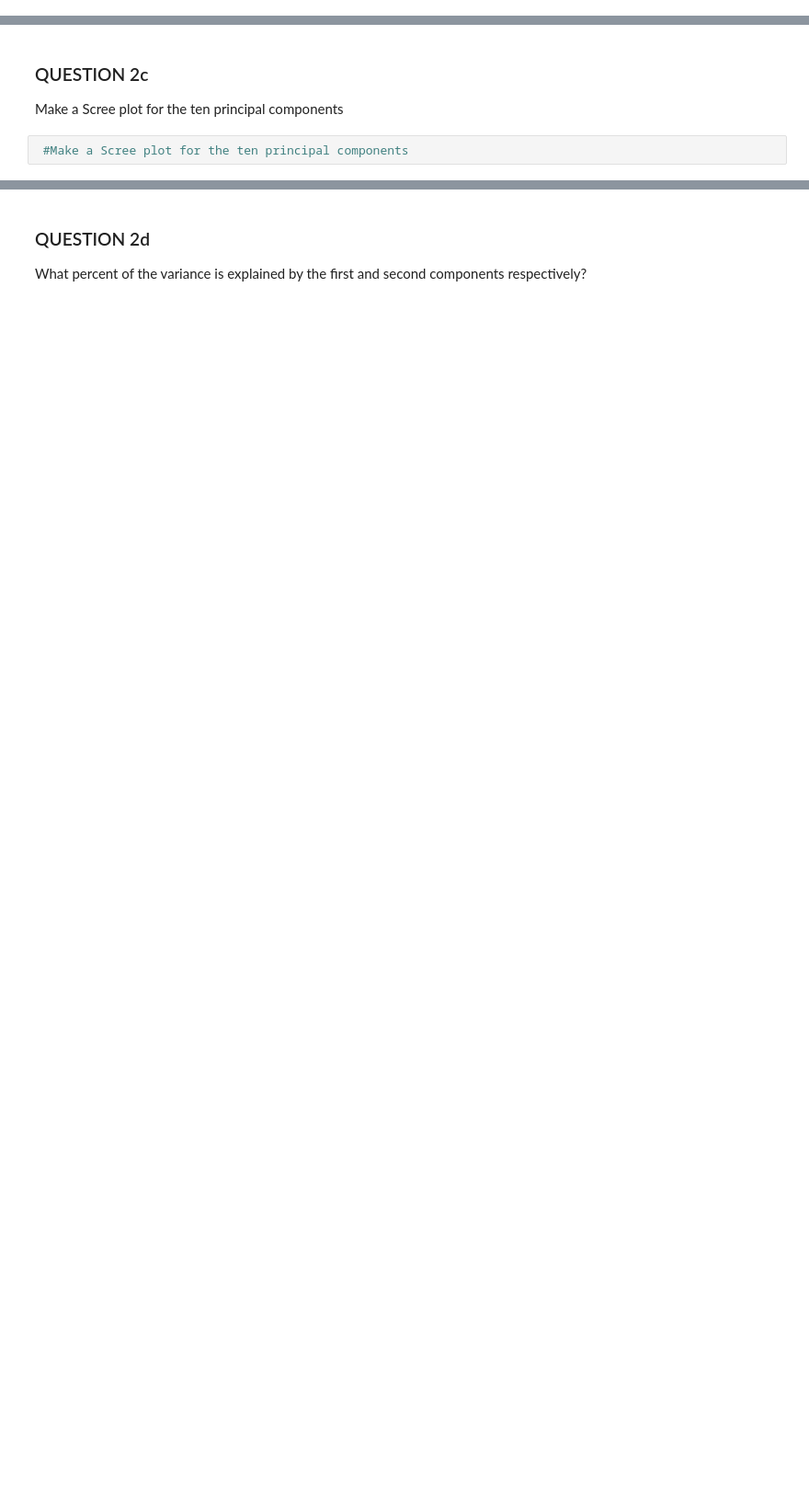
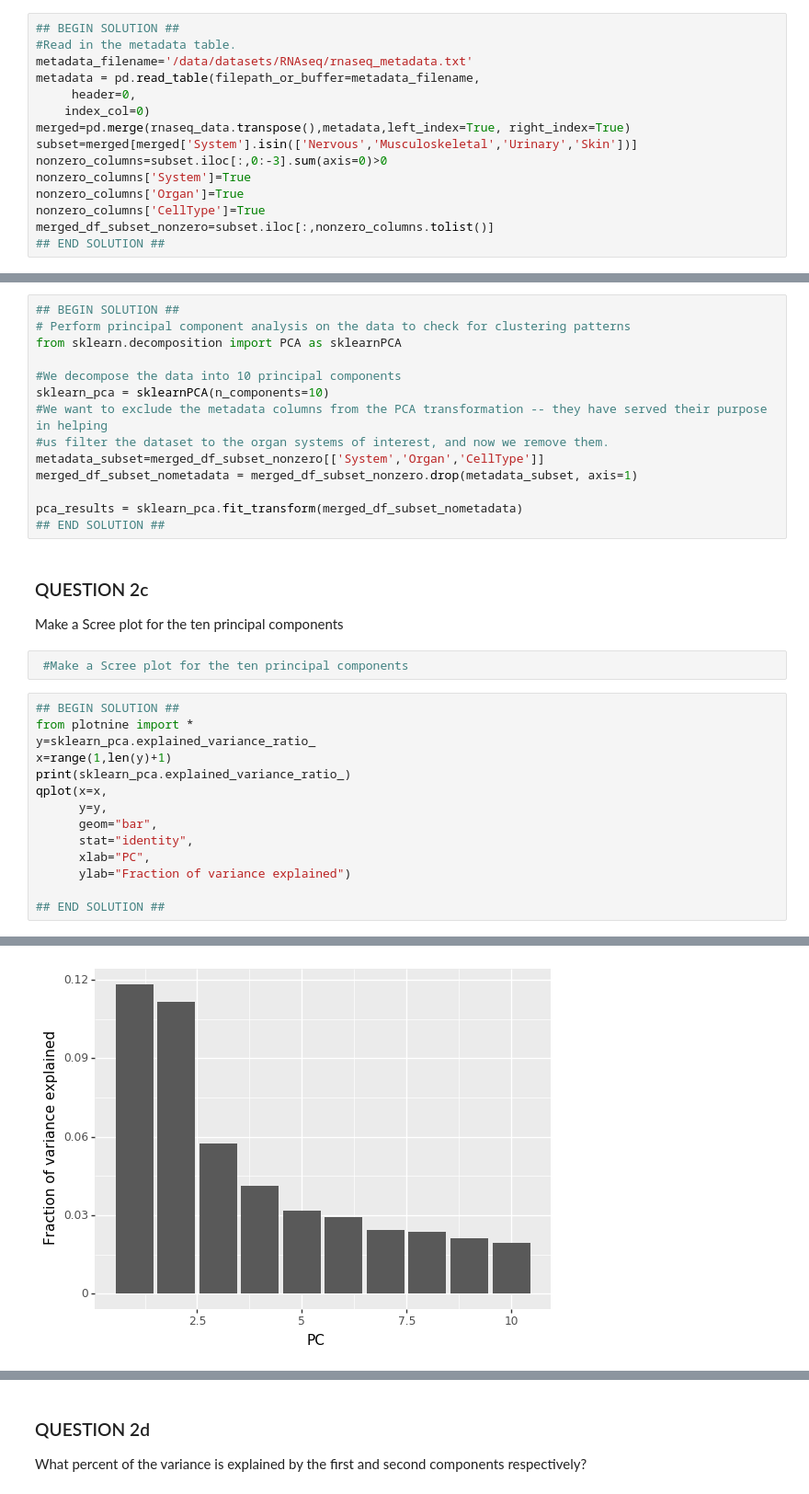
Before and after one commit to CArellG/humbio51, a Jupyter notebook: Weekly Assignments/HUMBIO51 Assignment Week 4-SOLUTIONS.ipynb, the cells around one changed output, grey strips where cells are left out. Shown at 92% size. Drawn from its saved outputs; the diff is of its cells as text; blank space fills up the shorter version.

Commit message:
added solutions

```diff
--- a/Weekly Assignments/HUMBIO51 Assignment Week 4-SOLUTIONS.ipynb
+++ b/Weekly Assignments/HUMBIO51 Assignment Week 4-SOLUTIONS.ipynb
@@ -204,3 +205,18 @@ In this question you will perform principal component analysis on the RNA-Seq da
 # %%
 # Make a dataframe with a subset of the RNA-Seq dataset we have been using in class
 # Select the data for the Nervous, Musculoskeletal, Urinary and Skin Systems
+# %%
+## BEGIN SOLUTION ##
+#Read in the metadata table.
+metadata_filename='/data/datasets/RNAseq/rnaseq_metadata.txt'
+metadata = pd.read_table(filepath_or_buffer=metadata_filename,
+     header=0,
+    index_col=0)
+merged=pd.merge(rnaseq_data.transpose(),metadata,left_index=True, right_index=True)
+subset=merged[merged['System'].isin(['Nervous','Musculoskeletal','Urinary','Skin'])]
+nonzero_columns=subset.iloc[:,0:-3].sum(axis=0)>0
+nonzero_columns['System']=True
+nonzero_columns['Organ']=True
+nonzero_columns['CellType']=True
+merged_df_subset_nonzero=subset.iloc[:,nonzero_columns.tolist()]
+## END SOLUTION ##
@@ -209,9 +229,38 @@ In this question you will perform principal component analysis on the RNA-Seq da
 # %%
 # Perform principal component analysis on the data you defined in question 2a
 # Decompose the data into 10 principal components
+# %%
+## BEGIN SOLUTION ##
+# Perform principal component analysis on the data to check for clustering patterns
+from sklearn.decomposition import PCA as sklearnPCA
+
+#We decompose the data into 10 principal components
+sklearn_pca = sklearnPCA(n_components=10)
+#We want to exclude the metadata columns from the PCA transformation -- they have served their purpose in helping
+#us filter the dataset to the organ systems of interest, and now we remove them.
+metadata_subset=merged_df_subset_nonzero[['System','Organ','CellType']]
+merged_df_subset_nometadata = merged_df_subset_nonzero.drop(metadata_subset, axis=1)
+
+pca_results = sklearn_pca.fit_transform(merged_df_subset_nometadata)
+## END SOLUTION ##
 # %% [markdown]
 ### QUESTION 2c
 
 Make a Scree plot for the ten principal components
 # %%
  #Make a Scree plot for the ten principal components
+# %%
+## BEGIN SOLUTION ##
+from plotnine import *
+y=sklearn_pca.explained_variance_ratio_
+x=range(1,len(y)+1)
+print(sklearn_pca.explained_variance_ratio_)
+qplot(x=x,
+      y=y,
+      geom="bar",
+      stat="identity",
+      xlab="PC",
+      ylab="Fraction of variance explained")
+
+## END SOLUTION ##
+# %% [output]
@@ -217,0 +269 @@ Make a Scree plot for the ten principal components
+[figure, added]
```
Also changed, not shown: parts of 9 cells of this notebook.
